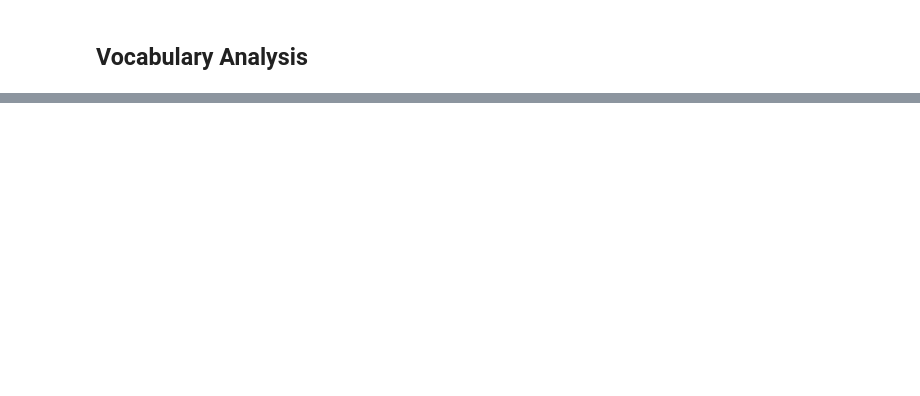
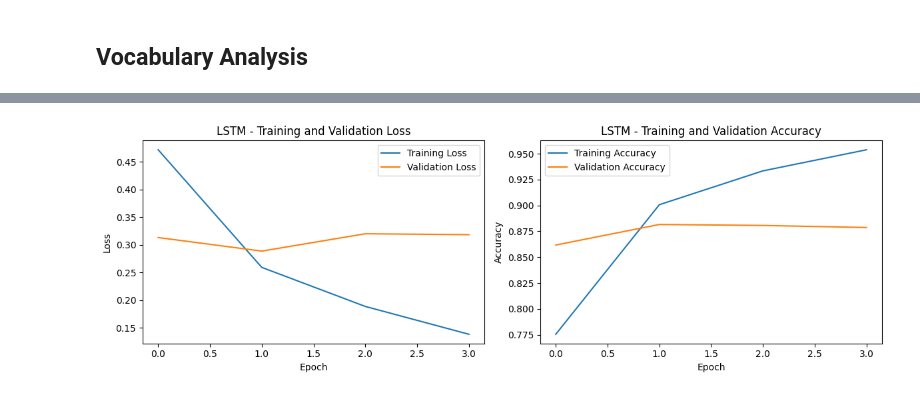
Before and after one commit to MarcoSantos2/deep-learning-reviews-sentiment-analysis, a Jupyter notebook: src/notebook.ipynb, the cells around one changed output, grey strips where cells are left out. Saved outputs shown, nothing was run; the diff lists cells and outputs as text; code cells hidden in the pictures; blank space fills up the shorter version.

```diff
--- a/src/notebook.ipynb
+++ b/src/notebook.ipynb
@@ -416,0 +627,96 @@ Total unique words in vocabulary: 105161
+# %%
+# Retrain best LSTM model to get history
+best_lstm_hparams = lstm_tuner.get_best_hyperparameters()[0]
+best_lstm_model = build_lstm_model(best_lstm_hparams)
+lstm_history = best_lstm_model.fit(
+    X_train_pad,
+    y_train,
+    epochs=10,
+    batch_size=32,
+    validation_data=(X_val_pad, y_val),
+    callbacks=[EarlyStopping(monitor='val_loss', patience=2)]
+)
+
+# Retrain best CNN model to get history
+best_cnn_hparams = cnn_tuner.get_best_hyperparameters()[0]
+best_cnn_model = build_cnn_model(best_cnn_hparams)
+cnn_history = best_cnn_model.fit(
+    X_train_pad,
+    y_train,
+    epochs=10,
+    batch_size=32,
+    validation_data=(X_val_pad, y_val),
+    callbacks=[EarlyStopping(monitor='val_loss', patience=2)]
+)
+
+# Evaluate models
+lstm_results = best_lstm_model.evaluate(X_test_pad, y_test)
+print("\nLSTM Model Results:")
+print(f"Test Accuracy: {lstm_results[1]:.4f}")
+
+cnn_results = best_cnn_model.evaluate(X_test_pad, y_test)
+print("\nCNN Model Results:")
+print(f"Test Accuracy: {cnn_results[1]:.4f}")
+
+# Plot training history
+def plot_training_history(history, model_name):
+    plt.figure(figsize=(12, 4))
+
+    plt.subplot(1, 2, 1)
+    plt.plot(history.history['loss'], label='Training Loss')
+    plt.plot(history.history['val_loss'], label='Validation Loss')
+    plt.title(f'{model_name} - Training and Validation Loss')
+    plt.xlabel('Epoch')
+    plt.ylabel('Loss')
+    plt.legend()
+
+    plt.subplot(1, 2, 2)
+    plt.plot(history.history['accuracy'], label='Training Accuracy')
+    plt.plot(history.history['val_accuracy'], label='Validation Accuracy')
+    plt.title(f'{model_name} - Training and Validation Accuracy')
+    plt.xlabel('Epoch')
+    plt.ylabel('Accuracy')
+    plt.legend()
+
+    plt.tight_layout()
+    plt.show()
+
+# Plot training history for both models
+plot_training_history(lstm_history, 'LSTM')
+plot_training_history(cnn_history, 'CNN')
+
+# Additional evaluation metrics
+from sklearn.metrics import classification_report, confusion_matrix
+import seaborn as sns
+
+def plot_confusion_matrix(y_true, y_pred, model_name):
+    cm = confusion_matrix(y_true, (y_pred > 0.5).astype(int))
+    plt.figure(figsize=(8, 6))
+    sns.heatmap(cm, annot=True, fmt='d', cmap='Blues')
+    plt.title(f'{model_name} Confusion Matrix')
+    plt.ylabel('True Label')
+    plt.xlabel('Predicted Label')
+    plt.show()
+
+# Get predictions
+lstm_pred = best_lstm_model.predict(X_test_pad)
+cnn_pred = best_cnn_model.predict(X_test_pad)
+
+# Plot confusion matrices
+print("\nLSTM Model Evaluation:")
+print(classification_report(y_test, (lstm_pred > 0.5).astype(int)))
+plot_confusion_matrix(y_test, lstm_pred, 'LSTM')
+
+print("\nCNN Model Evaluation:")
+print(classification_report(y_test, (cnn_pred > 0.5).astype(int)))
+plot_confusion_matrix(y_test, cnn_pred, 'CNN')
+
+# Print best hyperparameters
+print("\nBest LSTM Hyperparameters:")
+for param, value in best_lstm_hparams.values.items():
+    print(f"{param}: {value}")
+
+print("\nBest CNN Hyperparameters:")
+for param, value in best_cnn_hparams.values.items():
+    print(f"{param}: {value}")
+# %% [output]
@@ -416,0 +740 @@ Total unique words in vocabulary: 105161
+[figure, added]
```
Also changed, not shown: parts of 14 cells of this notebook, 22 other files.
